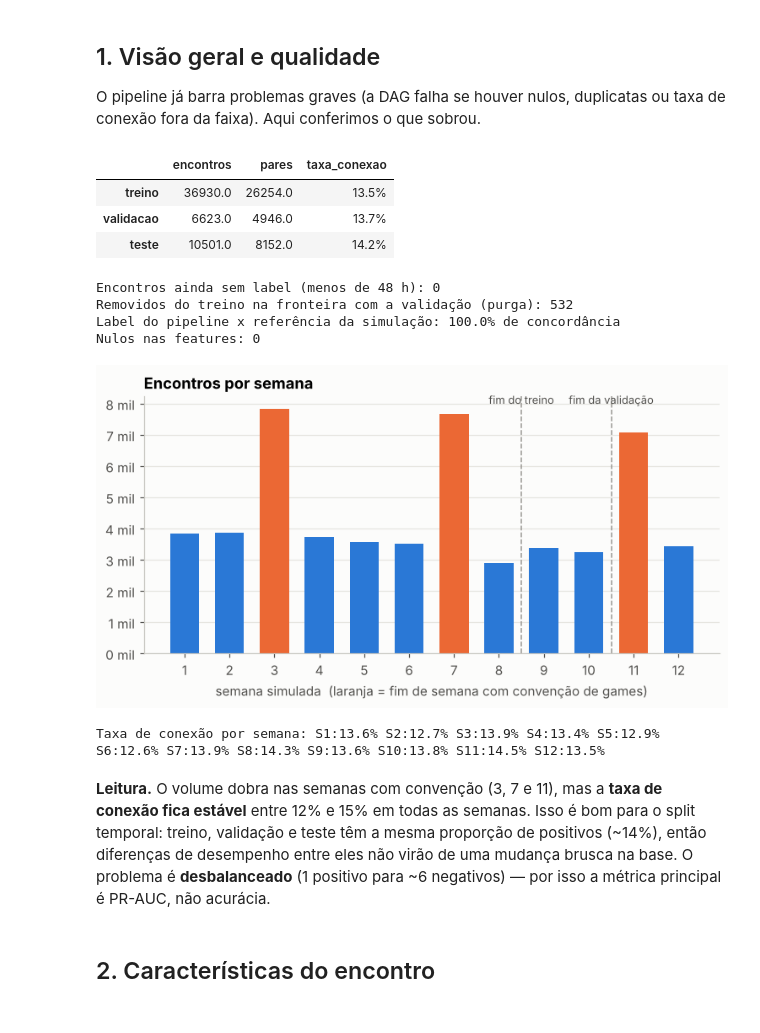
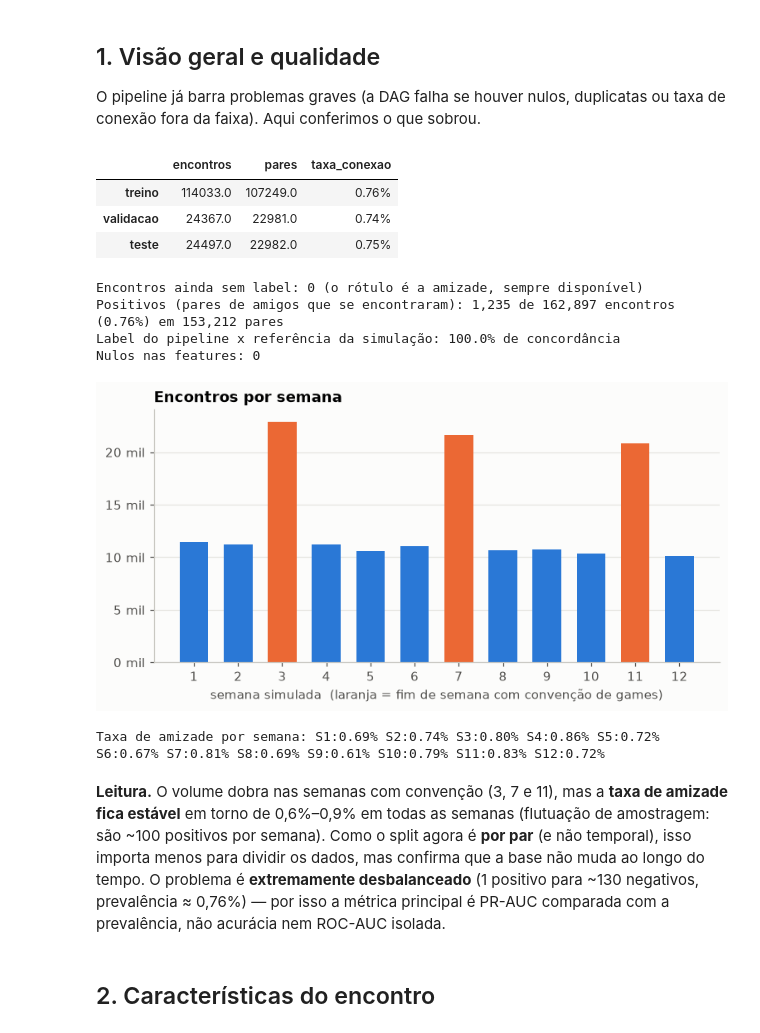
Before and after one commit to Lvcalabria06/opinion-ml, a Jupyter notebook: notebooks/eda_encontros.ipynb, the cells around one changed output. Saved outputs shown, nothing was run; the diff lists cells and outputs as text; code cells hidden in the pictures.

Commit message:
Experimento Last.fm: amizade real como rótulo, CC1–CC4

```diff
--- a/notebooks/eda_encontros.ipynb
+++ b/notebooks/eda_encontros.ipynb
@@ -76,40 +80,38 @@ Período: 06/07/2026 a 27/09/2026 · corte dos dados: 2026-10-01 05:59:08
 O pipeline já barra problemas graves (a DAG falha se houver nulos, duplicatas ou taxa de conexão fora da faixa). Aqui conferimos o que sobrou.
 # %%
 resumo = pd.DataFrame(meta["por_split"]).T[["encontros", "pares", "taxa_conexao"]]
-resumo["taxa_conexao"] = resumo.taxa_conexao.map(pct)
+resumo["taxa_conexao"] = resumo.taxa_conexao.map(lambda x: f"{100 * x:.2f}%")
 display(resumo.loc[["treino", "validacao", "teste"]])
-print(f"Encontros ainda sem label (menos de 48 h): {meta['encontros_sem_label_ainda']:,}")
-print(f"Removidos do treino na fronteira com a validação (purga): {meta['encontros_purgados_fronteira']:,}")
+print(f"Encontros ainda sem label: {meta['encontros_sem_label_ainda']:,} (o rótulo é a amizade, sempre disponível)")
+print(f"Positivos (pares de amigos que se encontraram): {int(dm.conectou.sum()):,} de {len(dm):,} encontros "
+      f"({100 * dm.conectou.mean():.2f}%) em {dm.par_id.nunique():,} pares")
 print(f"Label do pipeline x referência da simulação: {pct(meta['concordancia_label_referencia'])} de concordância")
 print(f"Nulos nas features: {int(dm[meta['colunas_features']].isna().sum().sum())}")
 # %% [output]
 |  | encontros | pares | taxa_conexao |
-| treino | 36930.0 | 26254.0 | 13.5% |
-| validacao | 6623.0 | 4946.0 | 13.7% |
-| teste | 10501.0 | 8152.0 | 14.2% |
+| treino | 114033.0 | 107249.0 | 0.76% |
+| validacao | 24367.0 | 22981.0 | 0.74% |
+| teste | 24497.0 | 22982.0 | 0.75% |
-Encontros ainda sem label (menos de 48 h): 0
-Removidos do treino na fronteira com a validação (purga): 532
+Encontros ainda sem label: 0 (o rótulo é a amizade, sempre disponível)
+Positivos (pares de amigos que se encontraram): 1,235 de 162,897 encontros (0.76%) em 153,212 pares
 Label do pipeline x referência da simulação: 100.0% de concordância
 Nulos nas features: 0
 # %%
 fig, ax = plt.subplots()
 sem = dm.groupby("semana").agg(n=("encontro_id", "size"), taxa=("conectou", "mean"))
 cores = [LARANJA if s in (3, 7, 11) else AZUL for s in sem.index]
 ax.bar(sem.index, sem.n, color=cores, width=0.65, zorder=2)
-for corte, nome in [(8.5, "fim do treino"), (10.5, "fim da validação")]:
-    ax.axvline(corte, color=CINZA, ls="--", lw=1)
-    ax.text(corte, sem.n.max() * 1.02, nome, ha="center", fontsize=8.5, color=TINTA2)
 ax.set_xticks(sem.index)
 ax.set_title("Encontros por semana")
 ax.set_xlabel("semana simulada  (laranja = fim de semana com convenção de games)")
 ax.yaxis.set_major_formatter(lambda v, _: f"{v / 1000:.0f} mil")
 plt.show()
-print("Taxa de conexão por semana:", " ".join(f"S{s}:{pct(t)}" for s, t in sem.taxa.items()))
+print("Taxa de amizade por semana:", " ".join(f"S{s}:{100 * t:.2f}%" for s, t in sem.taxa.items()))
 # %% [output]
-[figure, old version]
+[figure, new version]
-Taxa de conexão por semana: S1:13.6% S2:12.7% S3:13.9% S4:13.4% S5:12.9% S6:12.6% S7:13.9% S8:14.3% S9:13.6% S10:13.8% S11:14.5% S12:13.5%
+Taxa de amizade por semana: S1:0.69% S2:0.74% S3:0.80% S4:0.86% S5:0.72% S6:0.67% S7:0.81% S8:0.69% S9:0.61% S10:0.79% S11:0.83% S12:0.72%
 # %% [markdown]
-**Leitura.** O volume dobra nas semanas com convenção (3, 7 e 11), mas a **taxa de conexão fica estável** entre 12% e 15% em todas as semanas. Isso é bom para o split temporal: treino, validação e teste têm a mesma proporção de positivos (~14%), então diferenças de desempenho entre eles não virão de uma mudança brusca na base. O problema é **desbalanceado** (1 positivo para ~6 negativos) — por isso a métrica principal é PR-AUC, não acurácia.
+**Leitura.** O volume dobra nas semanas com convenção (3, 7 e 11), mas a **taxa de amizade fica estável** em torno de 0,6%–0,9% em todas as semanas (flutuação de amostragem: são ~100 positivos por semana). Como o split agora é **por par** (e não temporal), isso importa menos para dividir os dados, mas confirma que a base não muda ao longo do tempo. O problema é **extremamente desbalanceado** (1 positivo para ~130 negativos, prevalência ≈ 0,76%) — por isso a métrica principal é PR-AUC comparada com a prevalência, não acurácia nem ROC-AUC isolada.
 # %% [markdown]
 ## 2. Características do encontro
 # %%
```
Also changed, not shown: parts of 31 cells of this notebook, 51 other files.
